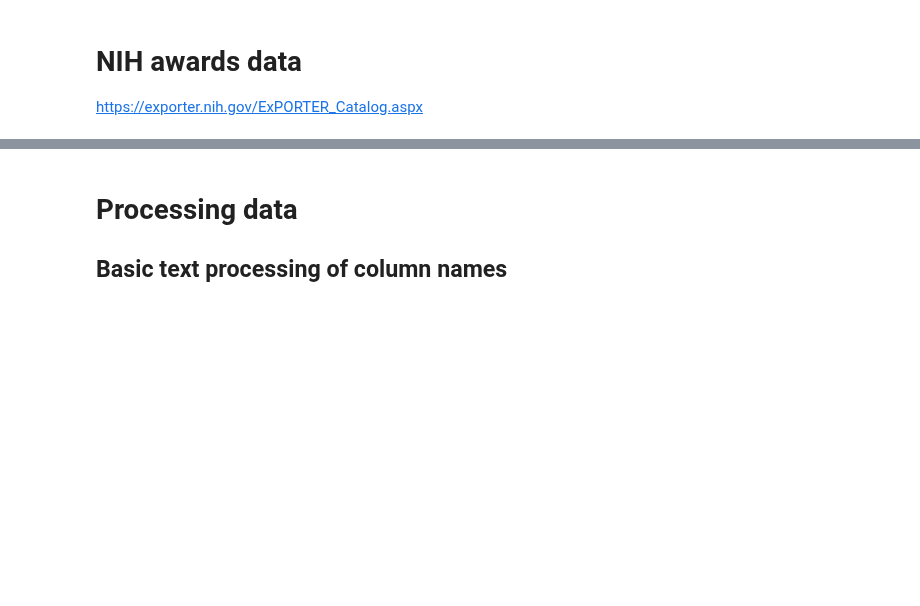
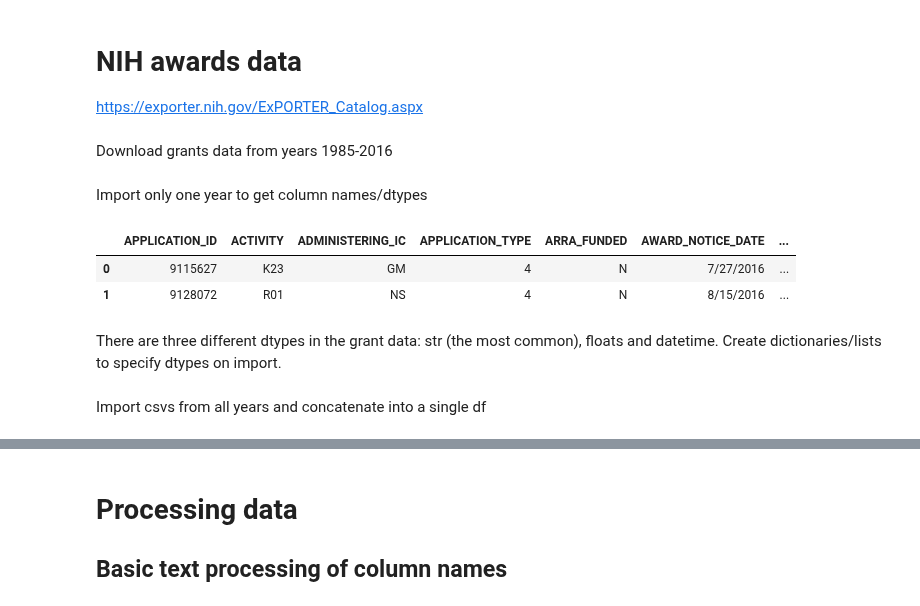
Before and after one commit to yuwie10/nih-awards, a Jupyter notebook: cleaning_for_analysis.ipynb, the cells around one changed output, grey strips where cells are left out. Drawn from its saved outputs; the diff is of its cells as text; code cells hidden in the pictures; blank space fills up the shorter version.

Commit message:
load grant data from all years

```diff
--- a/cleaning_for_analysis.ipynb
+++ b/cleaning_for_analysis.ipynb
@@ -13,4 +16,6 @@ import cleaning_strings as cln
 
 from IPython.core.interactiveshell import InteractiveShell
 InteractiveShell.ast_node_interactivity = "all"
+# %% [markdown]
+Download grants data from years 1985-2016
 # %%
@@ -29,0 +28,14 @@ grants_2016_raw.shape
+# %% [markdown]
+Import only one year to get column names/dtypes
+# %%
+#import first two rows of grants data from a single year
+csv = 'RePORTER_PRJ_C_FY2016.csv'
+grants_2016_raw = pd.read_csv(csv, encoding = 'latin1', nrows = 2)
+pd.set_option('display.max_columns', 50)
+grants_2016_raw
+# %% [output]
+|  | APPLICATION_ID | ACTIVITY | ADMINISTERING_IC | APPLICATION_TYPE | ARRA_FUNDED | AWARD_NOTICE_DATE | ... |
+| 0 | 9115627 | K23 | GM | 4 | N | 7/27/2016 | ... |
+| 1 | 9128072 | R01 | NS | 4 | N | 8/15/2016 | ... |
+# %% [markdown]
+There are three different dtypes in the grant data: str (the most common), floats and datetime. Create dictionaries/lists to specify dtypes on import.
@@ -29,0 +56,2 @@ grants_2016_raw.shape
+# %% [markdown]
+Import csvs from all years and concatenate into a single df
```
Also changed, not shown: parts of 7 cells of this notebook, 3 other files.
